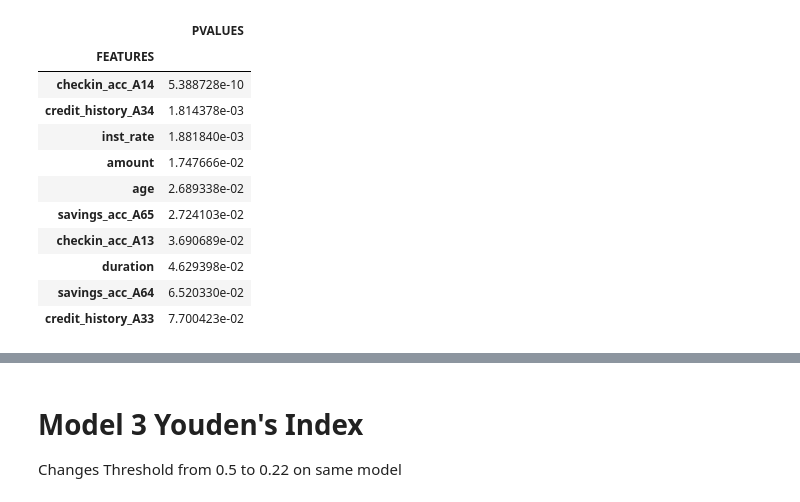
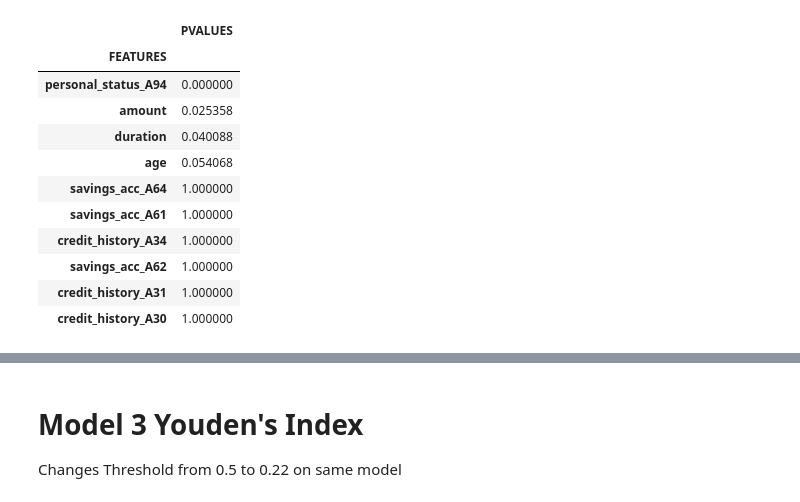
Before and after one commit to ameyak2310/Classifier_GermanCreditRating, a Jupyter notebook: notebooks/experimentation.ipynb, the cells around one changed output, grey strips where cells are left out. Cells and saved outputs as stored; diff of their text form; code cells hidden in the pictures.

```diff
--- a/notebooks/experimentation.ipynb
+++ b/notebooks/experimentation.ipynb
@@ -10,7 +14,8 @@ warnings.filterwarnings("ignore")
 # %%
 # Data
-path = r"C:\Users\ameya\Box\UpSkill\FSDS\DataSets\PradhanData\Data\German Credit Data.csv"
+path = r"../data/raw/germanCredit.csv"
 df_gc = pd.read_csv(path)
+df = df_gc.copy()
 df_gc.info()
 # %% [output]
 <class 'pandas.core.frame.DataFrame'>
@@ -47,0 +40,11 @@ df_gc_en   = pd.get_dummies(df_gc[X_features],
+# %%
+features_categorical = ['checkin_acc', 'credit_history',
+       'savings_acc', 'present_emp_since', 'inst_rate', 'personal_status',
+       'residing_since', 'inst_plans', 'num_credits', 'job',]
+
+features_numerical = ['duration', 'amount', 'age',]
+
+target = ['status']
+
+with open("../bin/oneHotEncoder.bin", "rb") as f_in:
+    enc = pickle.load(f_in)
@@ -47,0 +57,6 @@ df_gc_en   = pd.get_dummies(df_gc[X_features],
+# %%
+from src.featureEngineering import encode
+X_en = encode(data = df,
+              X_cat = features_categorical,
+              X_num = features_numerical,
+              encoder = enc)
@@ -48,7 +65,7 @@ df_gc_en   = pd.get_dummies(df_gc[X_features],
 # %%
 import statsmodels.api as sm
-X = sm.add_constant(df_gc_en)
-y = df_gc[Target]
+X = sm.add_constant(X_en)
+y = df[target]
 
 from sklearn.model_selection import train_test_split
 X_train, X_test, y_train, y_test = train_test_split(X,
@@ -58,7 +75,7 @@ X_train, X_test, y_train, y_test = train_test_split(X,
 
 import statsmodels.api as sm
 model = sm.Logit(y_train, X_train)
-model_log = model.fit()
-print( model_log.summary2() )
+clf_log = model.fit()
+print( clf_log.summary2() )
 # %% [output]
 Optimization terminated successfully.
@@ -81,20 +98,20 @@ job_A174              -0.0428   0.7371 -0.0581 0.9537 -1.4876  1.4019
 # %%
 model_diagnostics = pd.DataFrame({
-                                    'FEATURES' : ['Bias'] + list(df_gc_en.columns),
-                                    'PVALUES'  : model_log.pvalues,
+                                    'FEATURES' : ['Bias'] + list(X_en.columns),
+                                    'PVALUES'  : clf_log.pvalues,
                                 }).set_index('FEATURES')
 
-model_diagnostics.sort_values('PVALUES',ascending=True)[:10]
+model_diagnostics.sort_values(by='PVALUES',ascending=True)[:10]
 # %% [output]
 |  | PVALUES |
 | FEATURES |  |
-| checkin_acc_A14 | 5.388728e-10 |
-| credit_history_A34 | 1.814378e-03 |
-| inst_rate | 1.881840e-03 |
-| amount | 1.747666e-02 |
-| age | 2.689338e-02 |
-| savings_acc_A65 | 2.724103e-02 |
-| checkin_acc_A13 | 3.690689e-02 |
-| duration | 4.629398e-02 |
-| savings_acc_A64 | 6.520330e-02 |
-| credit_history_A33 | 7.700423e-02 |
+| personal_status_A94 | 0.000000 |
+| amount | 0.025358 |
+| duration | 0.040088 |
+| age | 0.054068 |
+| savings_acc_A64 | 1.000000 |
+| savings_acc_A61 | 1.000000 |
+| credit_history_A34 | 1.000000 |
+| savings_acc_A62 | 1.000000 |
+| credit_history_A31 | 1.000000 |
+| credit_history_A30 | 1.000000 |
```
Also changed, not shown: parts of 22 cells of this notebook, 5 other files.
